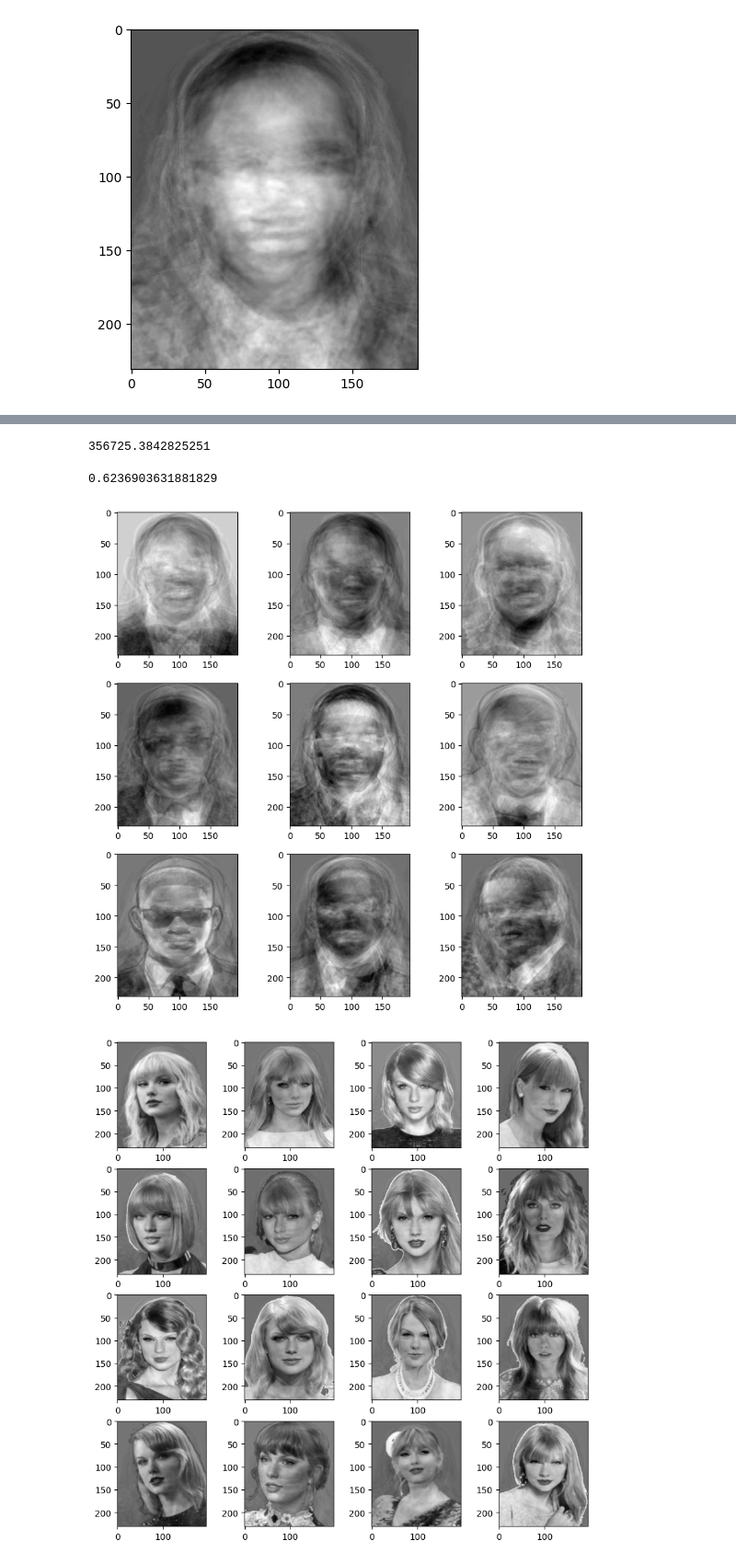
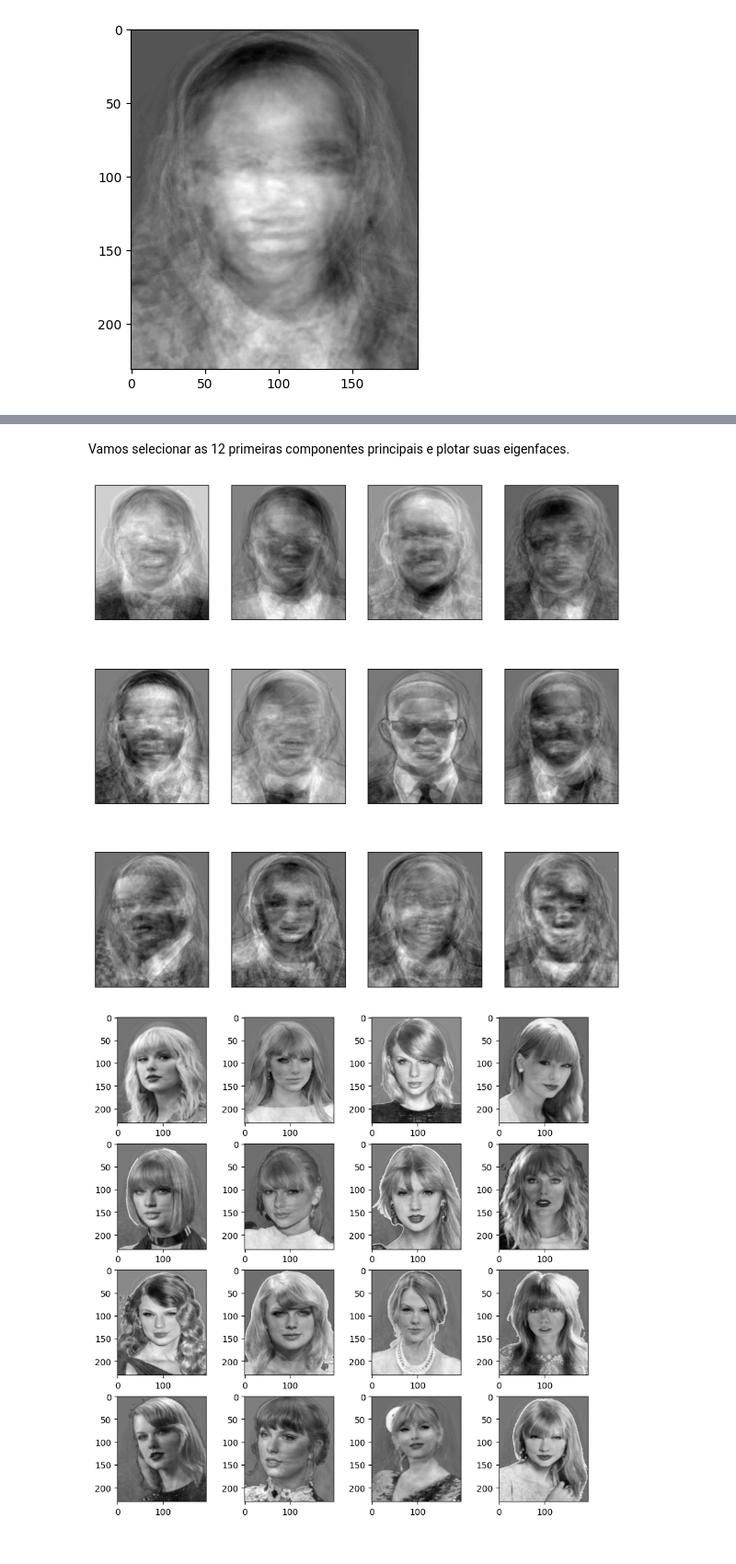
Before and after one commit to PedroPHC25/AL_Trabalho_A2, a Jupyter notebook: eigenswift.ipynb, the cells around one changed output, grey strips where cells are left out. Shown at 92% size. Drawn from its saved outputs; the diff is of its cells as text; code cells hidden in the pictures.

```diff
--- a/eigenswift.ipynb
+++ b/eigenswift.ipynb
@@ -35,10 +42,15 @@ print(famous_images_np.shape)
 # %%
-# Plotando a imagem
-numero_imagens = 3
+# Plotando as imagens
 count = 0
-fig, ax = plt.subplots(numero_imagens, numero_imagens, figsize=(10, 10))
-for linha in range(numero_imagens):
-    for coluna in range(numero_imagens):
+fig, ax = plt.subplots(5, 8, figsize=(10, 10))
+for linha in range(5):
+    for coluna in range(8):
         ax[linha,coluna].imshow(famous_images_np[count], cmap='gray')
         count += 1
+        ax[linha, coluna].set_xticks([])
+        ax[linha, coluna].set_yticks([])
+        ax[linha, coluna].set_xticklabels([])
+        ax[linha, coluna].set_yticklabels([])
+        ax[linha, coluna].set_xlabel('')
+        ax[linha, coluna].set_ylabel('')
 # %% [output]
@@ -85,24 +80,24 @@ print(centered_train_face.shape)
-# %%
-x = sum(D_Face_Famous)
-print(x)
-(np.sum(D_Face_Famous[0:17]))/x
-# %% [output]
-356725.3842825251
-0.6236903631881829
+# %% [markdown]
+Vamos selecionar as 12 primeiras componentes principais e plotar suas eigenfaces.
 # %%
-# Vamos obter a quantidade de componentes que queremos de nossa matriz. como temos apenas 17
-C_Faces_TRAIN = V_Face_Famous[:17]
+# Vamos obter a quantidade de componentes que queremos de nossa matriz.
+C_Faces_TRAIN = V_Face_Famous[:12]
 eigen_faces_train = C_Faces_TRAIN.reshape((-1, altura_imagem, comprimento))
 # %%
-numero_imagens = 3
 count = 0
-fig, ax = plt.subplots(numero_imagens, numero_imagens, figsize=(10, 10))
-for linha in range(numero_imagens):
-    for coluna in range(numero_imagens):
+fig, ax = plt.subplots(3, 4, figsize=(10, 10))
+for linha in range(3):
+    for coluna in range(4):
         ax[linha,coluna].imshow(eigen_faces_train[count], cmap='gray')
         count += 1
+        ax[linha, coluna].set_xticks([])
+        ax[linha, coluna].set_yticks([])
+        ax[linha, coluna].set_xticklabels([])
+        ax[linha, coluna].set_yticklabels([])
+        ax[linha, coluna].set_xlabel('')
+        ax[linha, coluna].set_ylabel('')
 # %% [output]
-[figure, old version]
+[figure, new version]
 # %%
 numero_imagens = 4
 count = 0
```
Also changed, not shown: parts of 13 cells of this notebook.
